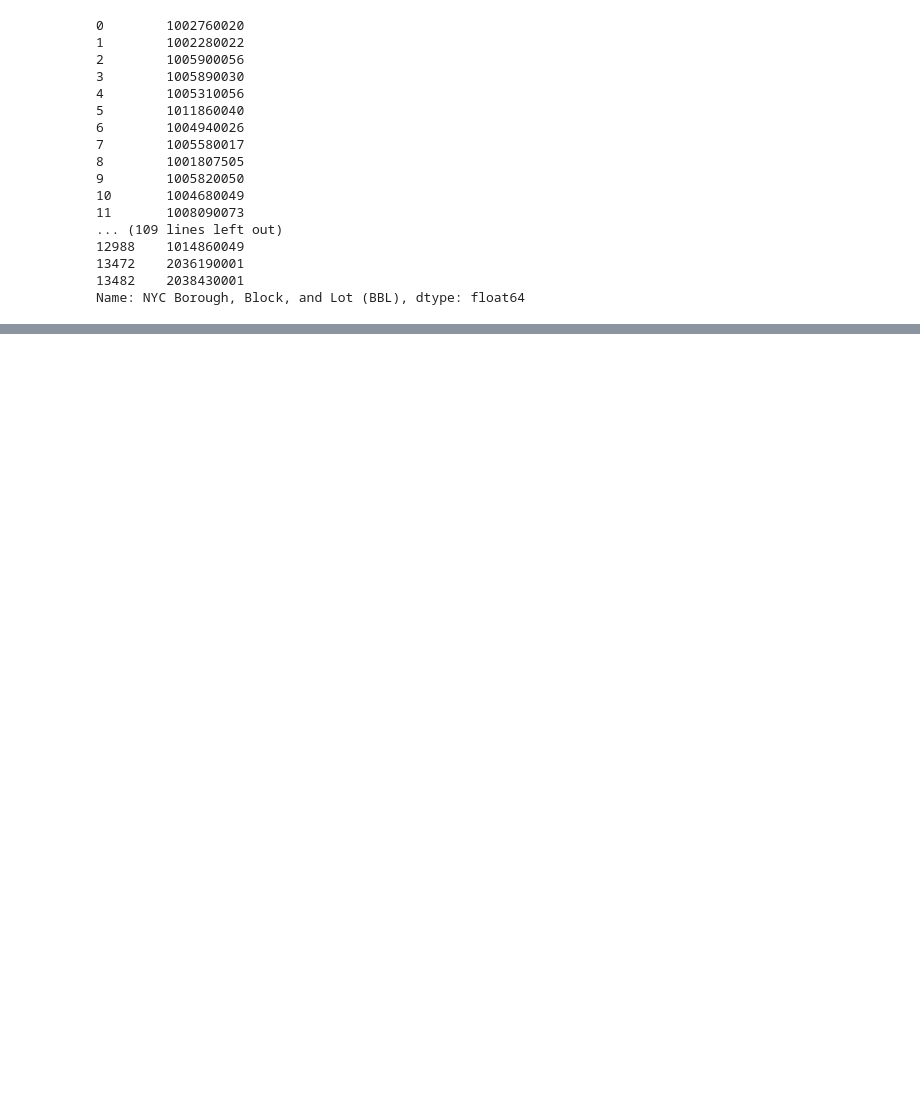
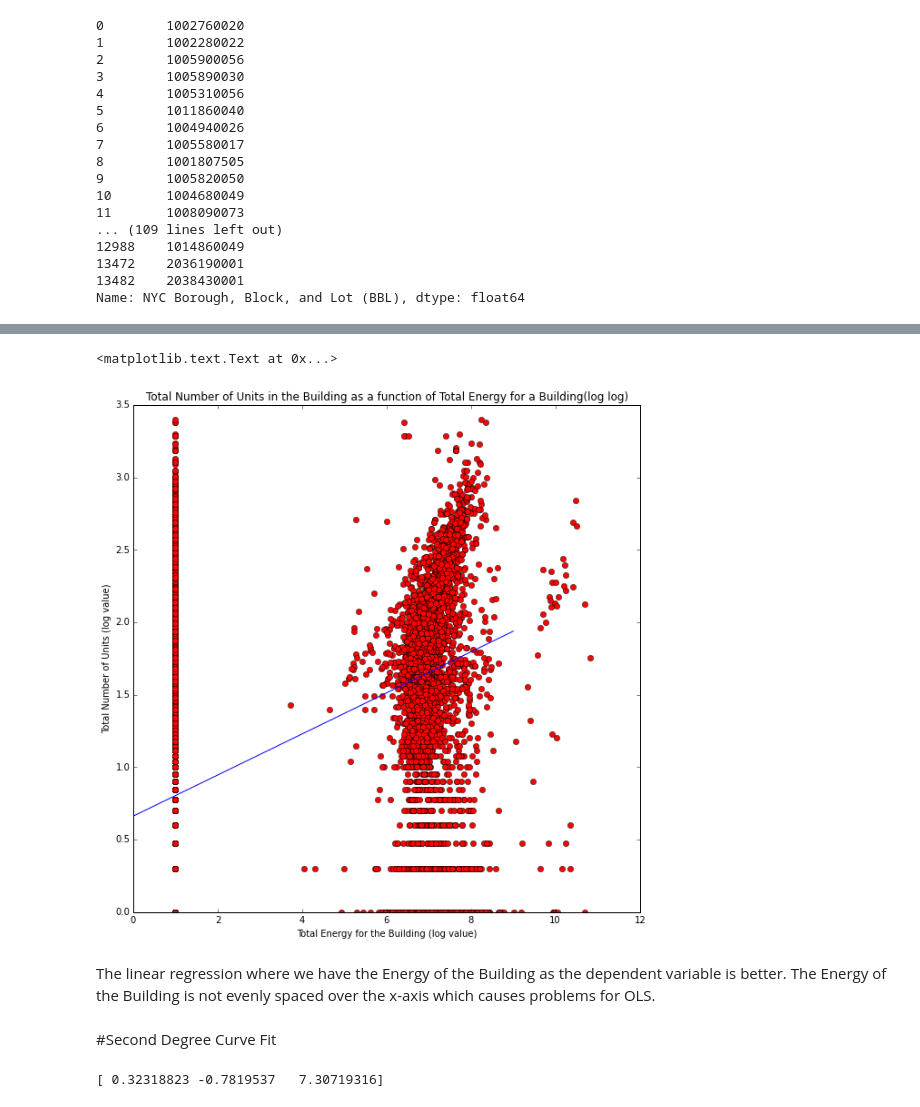
Before and after one commit to daraperl/PUI2015_dperl, a Jupyter notebook: HW5/Homework 5 - Assignment 1 Energy Consumption and Building Data.ipynb, the cells around one changed output, grey strips where cells are left out. Saved outputs shown, nothing was run; the diff lists cells and outputs as text; code cells hidden in the pictures; blank space fills up the shorter version.

```diff
--- a/HW5/Homework 5 - Assignment 1 Energy Consumption and Building Data.ipynb
+++ b/HW5/Homework 5 - Assignment 1 Energy Consumption and Building Data.ipynb
@@ -207,0 +231,6 @@ TypeError: There is no line property "loglog"
+# %%
+#Flip Dependent and Independent Variables and get the linear regression
+Y = sm.add_constant(np.log10(datay[index]))
+X = np.log10(datax[index])
+mod = sm.OLS(X, Y, missing = 'drop').fit()
+print mod.summary()
@@ -207,0 +255,27 @@ TypeError: There is no line property "loglog"
+# %%
+#plot Energy vs Number of Units (all units) in the building
+
+fig = figure(figsize = (10,10))
+ax = fig.add_subplot(111)
+ax.plot(Y, X, 'ro')
+XLR = np.arange(0, 10, 1)
+YLR = 0.1418*XLR + 0.6620
+ax.plot(XLR, YLR, 'b')
+plt.ylabel('Total Number of Units (log value)')
+plt.xlabel('Total Energy for the Building (log value)')
+plt.title('Total Number of Units in the Building as a function of Total Energy for a Building(log log)')
+# %% [output]
+<matplotlib.text.Text at 0x...>
+[figure, added]
+# %% [markdown]
+The linear regression where we have the Energy of the Building as the dependent variable is better.  The Energy of the Building is not evenly spaced over the x-axis which causes problems for OLS.
+# %% [markdown]
+#Second Degree Curve Fit
+# %%
+#Use np.polyfit for the second degree polynomial
+XLOG = np.log10(datax[index])
+YLOG = np.log10(datay[index])
+mod = np.polyfit(XLOG, YLOG, 2)
+print mod
+# %% [output]
+[ 0.32318823 -0.7819537   7.30719316]
```
Also changed, not shown: parts of 13 cells of this notebook, 23 other files.
